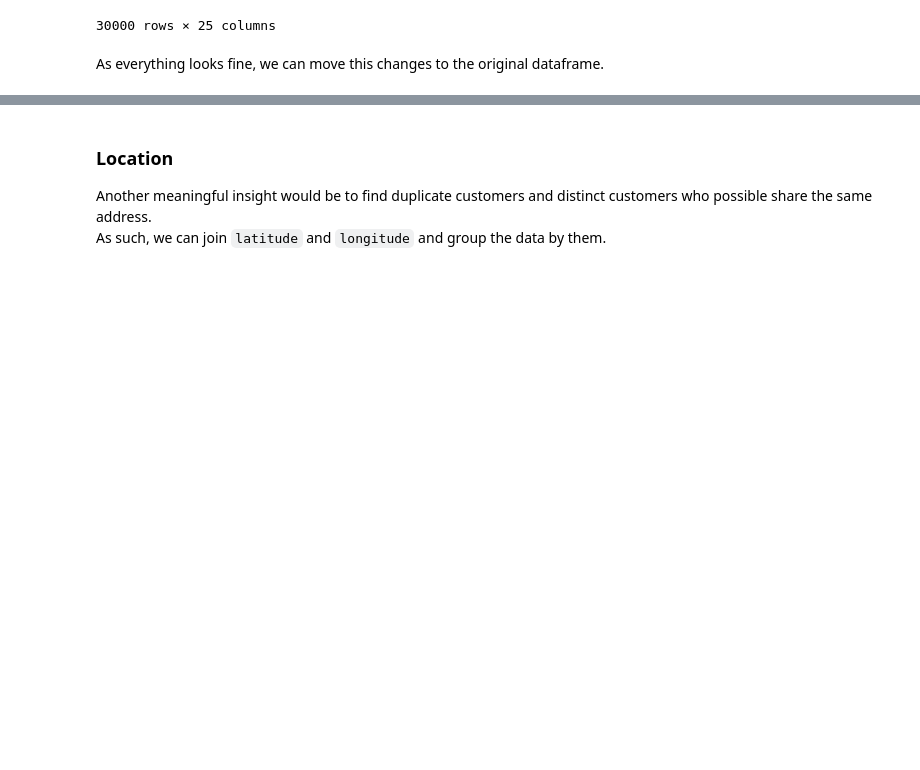
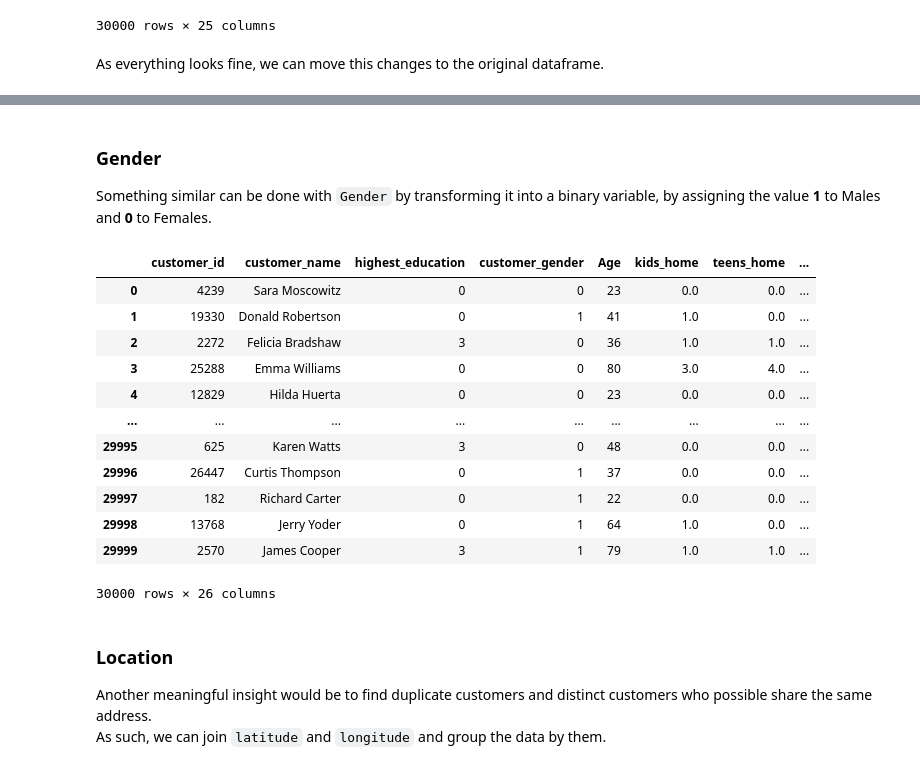
Before and after one commit to MarceloJ18/KeizerKrukis, a Jupyter notebook: proj_code_nb.ipynb, the cells around one changed output, grey strips where cells are left out. Drawn from its saved outputs; the diff is of its cells as text; code cells hidden in the pictures; blank space fills up the shorter version.

```diff
--- a/proj_code_nb.ipynb
+++ b/proj_code_nb.ipynb
@@ -272,3 +342,23 @@ customer_info
+# %% [markdown]
+### Gender
+Something similar can be done with `Gender` by transforming it into a binary variable, by assigning the value **1** to Males and **0** to Females.
+# %%
+ppf.encode_categorical_variable(customer_info, 'customer_gender', ['female', 'male'])
+customer_info
+# %% [output]
+|  | customer_id | customer_name | highest_education | customer_gender | Age | kids_home | teens_home | ... |
+| 0 | 4239 | Sara Moscowitz | 0 | 0 | 23 | 0.0 | 0.0 | ... |
+| 1 | 19330 | Donald Robertson | 0 | 1 | 41 | 1.0 | 0.0 | ... |
+| 2 | 2272 | Felicia Bradshaw | 3 | 0 | 36 | 1.0 | 1.0 | ... |
+| 3 | 25288 | Emma Williams | 0 | 0 | 80 | 3.0 | 4.0 | ... |
+| 4 | 12829 | Hilda Huerta | 0 | 0 | 23 | 0.0 | 0.0 | ... |
+| ... | ... | ... | ... | ... | ... | ... | ... | ... |
+| 29995 | 625 | Karen Watts | 3 | 0 | 48 | 0.0 | 0.0 | ... |
+| 29996 | 26447 | Curtis Thompson | 0 | 1 | 37 | 0.0 | 0.0 | ... |
+| 29997 | 182 | Richard Carter | 0 | 1 | 22 | 0.0 | 0.0 | ... |
+| 29998 | 13768 | Jerry Yoder | 0 | 1 | 64 | 1.0 | 0.0 | ... |
+| 29999 | 2570 | James Cooper | 3 | 1 | 79 | 1.0 | 1.0 | ... |
+30000 rows × 26 columns
 # %% [markdown]
 ### Location
 Another meaningful insight would be to find duplicate customers and distinct customers who possible share the same address. <br>
```
Also changed, not shown: parts of 13 cells of this notebook, 1 other file.
